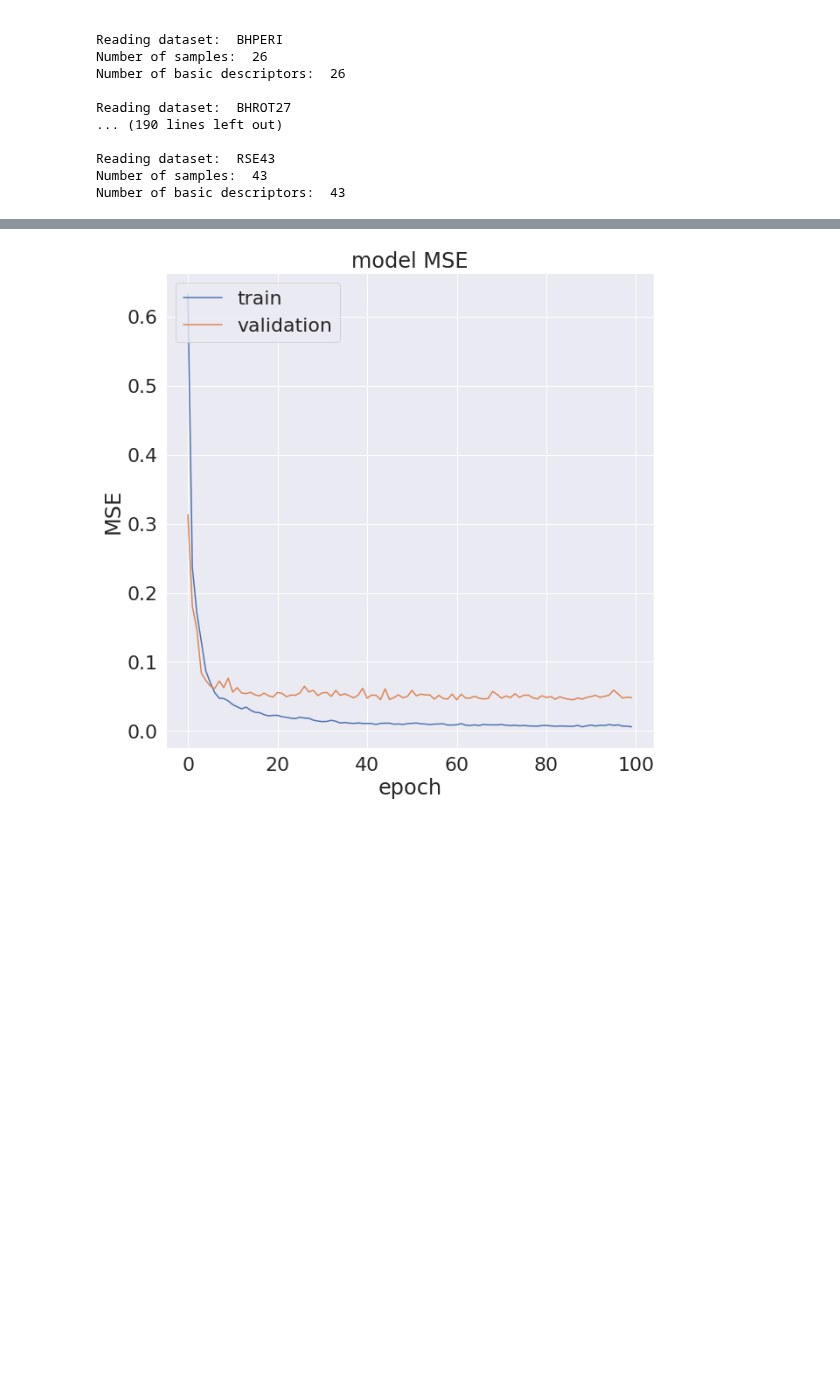
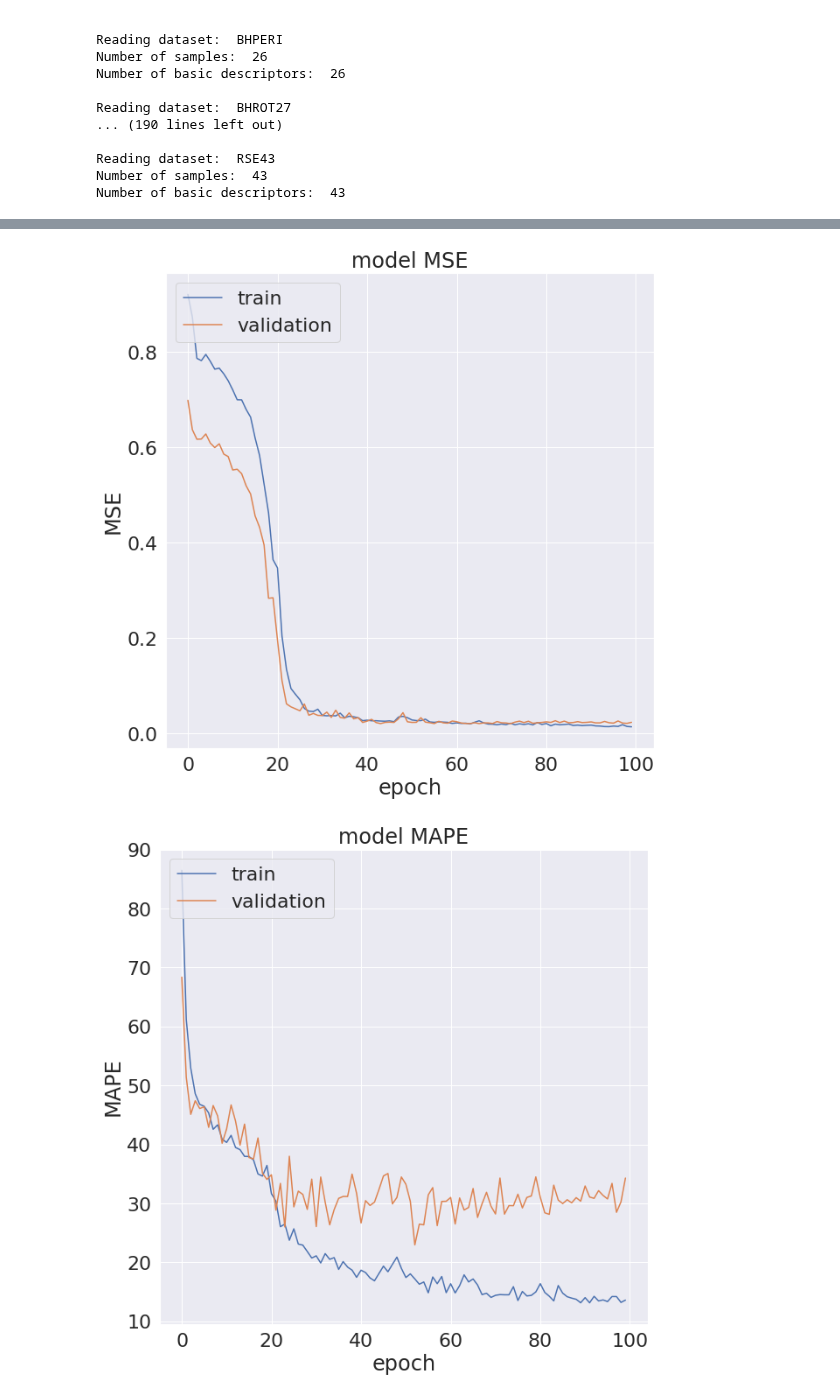
Before and after one commit to lstorchi/model_reaction_data, a Jupyter notebook: generaldataset_NN.ipynb, the cells around one changed output, grey strips where cells are left out. Cells and saved outputs as stored; diff of their text form; code cells hidden in the pictures; blank space fills up the shorter version.

Commit message:
using MAPE instead of MSE as a loss function

```diff
--- a/generaldataset_NN.ipynb
+++ b/generaldataset_NN.ipynb
@@ -467,8 +467,9 @@ Correlation matrix
 # %%
 # search for the best model a simple grid search
-nepochs = [50, 100]
-
-batch_sizes = [4, 8, 16, 32]
+#nepochs = [50, 100]
+nepochs = [100]
+#batch_sizes = [4, 8, 16, 32]
+batch_sizes = [16, 32]
 #modelshapes = [[4, 4], [8, 8], [16, 16], \
 #                [32, 32], [64, 64], [128, 128], \
 #                [4, 4, 4], [8, 8, 8], [16, 16, 16], \
@@ -497,14 +498,14 @@ scalerx = preprocessing.StandardScaler().fit(X)
 X_s = scalerx.transform(X)
 scalery = preprocessing.StandardScaler().fit(Y.reshape(-1, 1))
 Y_s = scalery.transform(Y.reshape(-1, 1))
-modelminrmse, modelsmaxr2 = \
+modelminmape, modelminrmse = \
         models.nn_model(0.2, X_s, Y_s, \
                     nepochs, modelshapes, batch_sizes, inputshape=-1,\
                     search=True)
 
 print("Best NN model for set: ", setname, file=sys.stderr)
 print("  RMSE: ", modelminrmse, file=sys.stderr)
-print("    R2: ", modelsmaxr2, file=sys.stderr)
+print("  MAPE: ", modelminmape, file=sys.stderr)
 # %% [output]
 Progress: |██████████████████████████████████████████████████| 100.0% Complete
 Best NN model for set:  Full
@@ -516,9 +517,9 @@ importlib.reload(models)
 
 #build the final model and print the results
 results = models.nn_model(0.2, X_s, Y_s, \
-                    [modelminrmse[1]], \
-                    [modelminrmse[0]], \
-                    [modelminrmse[2]], \
+                    [modelminmape[1]], \
+                    [modelminmape[0]], \
+                    [modelminmape[2]], \
                     inputshape=-1,\
                     search=False)
 # %% [output]
@@ -529,12 +530,21 @@ results = models.nn_model(0.2, X_s, Y_s, \
 # %%
 # summarize history for accuracy
 history = results['history']
 plt.plot(history.history['mse'])
 plt.plot(history.history['val_mse'])
 plt.title('model MSE')
 plt.ylabel('MSE')
 plt.xlabel('epoch')
 plt.legend(['train', 'validation'], loc='upper left')
 plt.show()
+
+plt.plot(history.history['mape'])
+plt.plot(history.history['val_mape'])
+plt.title('model MAPE')
+plt.ylabel('MAPE')
+plt.xlabel('epoch')
+plt.legend(['train', 'validation'], loc='upper left')
+plt.show()
 # %% [output]
-[figure, old version]
+[figure, new version]
+[figure, added]
```
Also changed, not shown: parts of 10 cells of this notebook, 1 other file.
